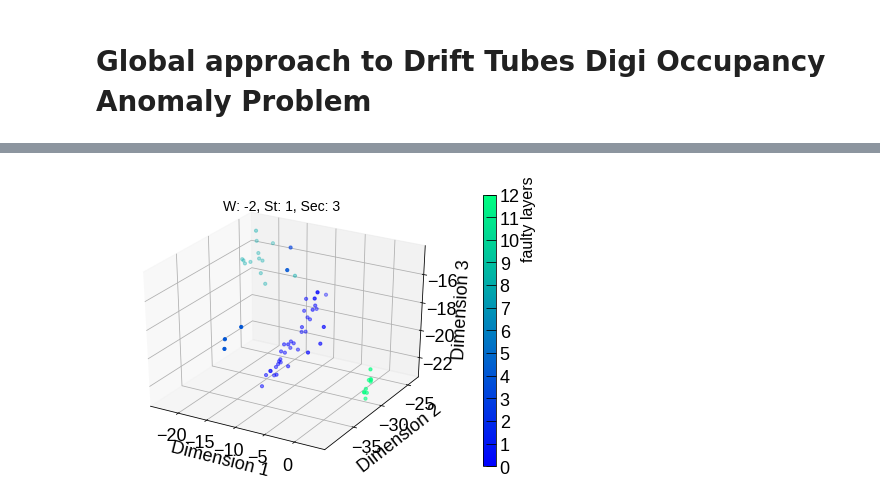
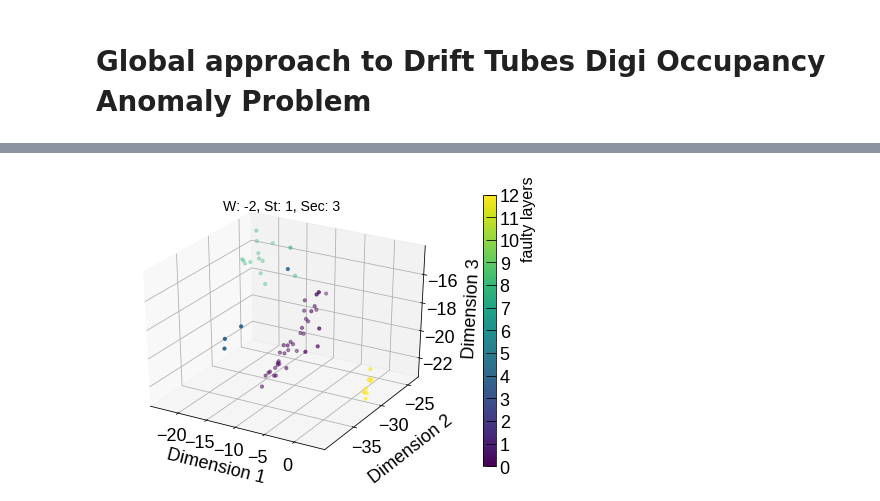
Before and after one commit to AdrianAlan/DT-Digi-Occupancy, a Jupyter notebook: notebooks/regional-global-approach.ipynb, the cells around one changed output, grey strips where cells are left out. Drawn from its saved outputs; the diff is of its cells as text; code cells hidden in the pictures.

```diff
--- a/notebooks/regional-global-approach.ipynb
+++ b/notebooks/regional-global-approach.ipynb
@@ -439,7 +438,7 @@ for i in drift_tubes_chambers[(drift_tubes_chambers.run.isin(test_run)) &
 # %%
 # Make corrections
 
-indexes_to_relabel = [9767, 9804]
+indexes_to_relabel = [9767, 9837, 9858, 9875]
 drift_tubes_chambers.loc[indexes_to_relabel, "combined_score"] = 1
 drift_tubes_chambers.loc[indexes_to_relabel, "score"] = 1
 # %% [markdown]
@@ -520,11 +519,11 @@ bottleneck = 20
 def simple_autoencoder(sparse=None):
     _input = Input(shape=(12, 46, 1), name="Input_Image")
     x = Flatten(name="Flatten")(_input)
-    x = Dense(50, kernel_regularizer=sparse)(x)
+    x = Dense(40, kernel_regularizer=sparse)(x)
     x = PReLU()(x)
     x = Dense(bottleneck, name="encoded", kernel_regularizer=sparse)(x)
     x = PReLU()(x)
-    x = Dense(50, kernel_regularizer=sparse)(x)
+    x = Dense(40, kernel_regularizer=sparse)(x)
     x = PReLU()(x)
     x = Dense(12*46, name="Flatten2", activation="sigmoid")(x)
     decoded = Reshape((12, 46, -1), name='Reshape')(x)
@@ -532,17 +531,17 @@ def simple_autoencoder(sparse=None):
 
 def convolutional_autoencoder():
     _input = Input(shape=(12, 46, 1), name="Input_Image")
-    x = Conv2D(4, (4, 4), padding="same", name="Convolution_1")(_input)
+    x = Conv2D(15, (4, 4), padding="same", name="Convolution_1")(_input)
     x = PReLU(name="Activation_1")(x)
     x = AveragePooling2D((4, 4), padding="same", name="Polling_1")(x)
     x = Flatten(name="Flatten")(x)
     x = Dense(20, name="Dense1")(x)
     x = PReLU(name="encoded")(x)
-    x = Dense(144, name="Flatten2")(x)
+    x = Dense(540, name="Flatten2")(x)
     x = PReLU()(x)
     x = Reshape((3, 12, -1), name="Reshape")(x)
     x = UpSampling2D((4, 4))(x)
-    x = Conv2D(4, (4, 4), padding="same")(x)
+    x = Conv2D(15, (4, 4), padding="same")(x)
     x = PReLU()(x)
     decoded = Conv2D(1, (1, 3), activation="sigmoid", padding="valid")(x)
     return Model(_input, decoded)
@@ -550,11 +549,11 @@ def convolutional_autoencoder():
 def global_autoencoder():
     _input = Input(shape=(12, 46, 1), name="Input_Image")
     x = Flatten(name="Flatten")(_input)
-    x = Dense(50)(x)
+    x = Dense(40)(x)
     x = PReLU()(x)
     encoded = Dense(3)(x)
     x = PReLU()(encoded)
-    x = Dense(50)(x)
+    x = Dense(40)(x)
     x = PReLU()(x)
     x = Dense(12*46, name="Flatten2", activation="sigmoid")(x)
     decoded = Reshape((12, 46, -1), name='Reshape')(x)
@@ -603,6 +602,12 @@ autoencoders_names = ["bottleneck",
                       "sparse",
                       "convolutional",
                       "global"]
+# %%
+autoencoders = [autoencoder_convolution,
+                autoencoder_global]
+
+autoencoders_names = ["convolutional",
+                      "global"]
 # %%
 # Train neural networks
 
@@ -884,8 +903,11 @@ def dimensionality_reduction(column, coloring, name, coordinates=None):
         plt.title(title)
 
     ax.set_xlabel("Dimension 1")
+    ax.xaxis.labelpad=10
     ax.set_ylabel("Dimension 2")
+    ax.yaxis.labelpad=15
     ax.set_zlabel("Dimension 3")
+    ax.zaxis.labelpad=10
 
     fig.savefig("%s/global_%s.eps" % (figure_export_directory, name), bbox_inches="tight")
     plt.show()
@@ -898,7 +920,7 @@ dimensionality_reduction("encoded_global", "station", "one")
 # %%
 vmax = 1.0
-cmap = matplotlib.cm.winter
+cmap = matplotlib.cm.viridis
 
-dimensionality_reduction("encoded_global", "score", "two", coordinates=[-2,1,3])
+dimensionality_reduction("encoded_global", "score", "one", coordinates=[-2,1,3])
 # %% [output]
-[figure, old version]
+[figure, new version]
```
Also changed, not shown: parts of 13 cells of this notebook, 1 other file.
